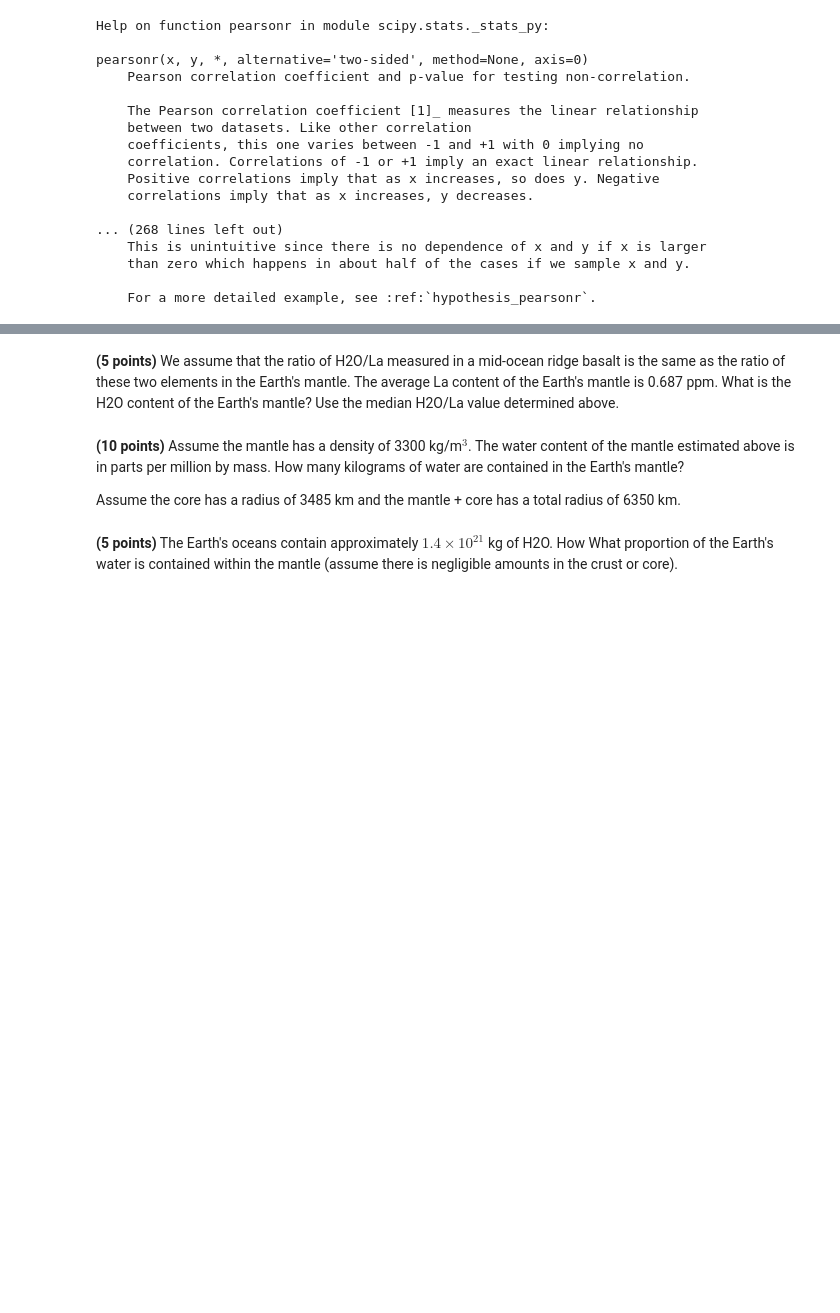
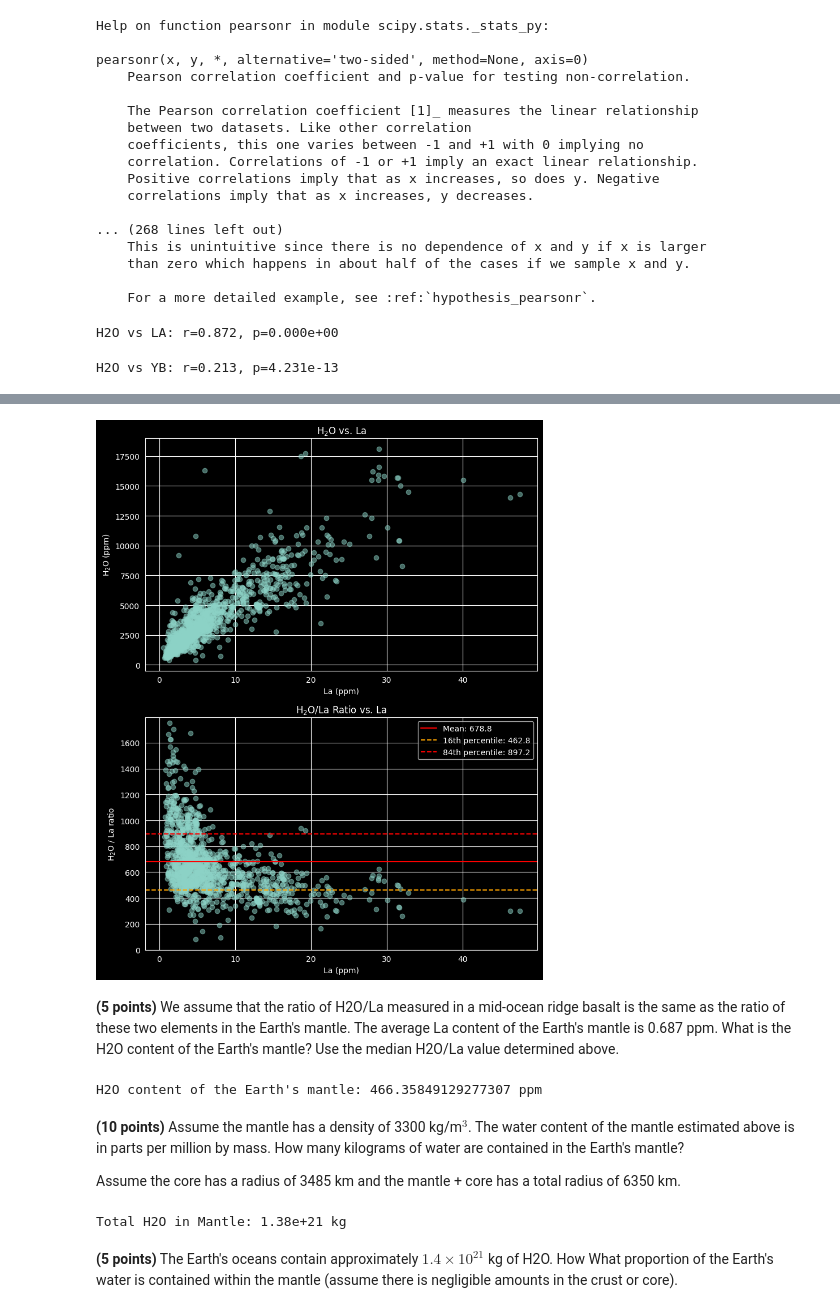
Before and after one commit to ItsukiKigoshi/EPS88_Gleeson, a Jupyter notebook: Week 8 - Correlation Analysis.ipynb, the cells around one changed output, grey strips where cells are left out. Drawn from its saved outputs; the diff is of its cells as text; code cells hidden in the pictures; blank space fills up the shorter version.

```diff
--- a/Week 8 - Correlation Analysis.ipynb
+++ b/Week 8 - Correlation Analysis.ipynb
@@ -264,6 +264,18 @@ pearsonr(x, y, *, alternative='two-sided', method=None, axis=0)
     than zero which happens in about half of the cases if we sample x and y.
 
     For a more detailed example, see :ref:`hypothesis_pearsonr`.
+# %%
+morb_la = morb[['H2O', 'LA']].dropna()
+r_la, p_la = stats.pearsonr(morb_la['H2O'], morb_la['LA'])
+print(f"H2O vs LA: r={r_la:.3f}, p={p_la:.3e}")
+# %% [output]
+H2O vs LA: r=0.872, p=0.000e+00
+# %%
+morb_yb = morb[['H2O', 'YB']].dropna()
+r_yb, p_yb = stats.pearsonr(morb_yb['H2O'], morb_yb['YB'])
+print(f"H2O vs YB: r={r_yb:.3f}, p={p_yb:.3e}")
+# %% [output]
+H2O vs YB: r=0.213, p=4.231e-13
 # %% [markdown]
 ## Exercise 4 - What is the water content of the mantle
 
@@ -278,8 +290,46 @@ It's also really important for trying to constrain the origin scenarios of the E
 **(5 points)** Create another plot of H2O vs La, then plot H2O/La (y-axis) vs La (x-axis) and add horizontal lines indicating the mean H2O/La value in addition to the 16th and 84th percentile. Adjust the y limits so we can actually see the medians and percentiles.
 
 When calculating the H2O/La ratio multiple the H2O content by 10000. This will convert the wt% values into ppm (so that the two variables are the same unit).
+# %%
+# add x10000 column of H2O
+morb['H2O_ppm'] = morb['H2O'] * 10000
+# add H2O/La ratio column
+morb['H2O_La_ratio'] = morb['H2O_ppm'] / morb['LA']
+mean_ratio = morb['H2O_La_ratio'].mean()
+p16 = morb['H2O_La_ratio'].quantile(0.16)
+p84 = morb['H2O_La_ratio'].quantile(0.84)
+
+fig, (ax1, ax2) = plt.subplots(2, 1, figsize=(8, 10))
+
+ax1.scatter(morb['LA'], morb['H2O_ppm'], alpha=0.5)
+ax1.set_xlabel('La (ppm)')
+ax1.set_ylabel('H$_2$O (ppm)')
+ax1.set_title('H$_2$O vs. La')
+
+ax2.scatter(morb['LA'], morb['H2O_La_ratio'], alpha=0.5)
+ax2.set_xlabel('La (ppm)')
+ax2.set_ylabel('H$_2$O / La ratio')
+ax2.set_title('H$_2$O/La Ratio vs. La')
+
+ax2.axhline(mean_ratio, color='red', linestyle='-', label=f'Mean: {mean_ratio:.1f}')
+ax2.axhline(p16, color='orange', linestyle='--', label=f'16th percentile: {p16:.1f}')
+ax2.axhline(p84, color='red', linestyle='--', label=f'84th percentile: {p84:.1f}')
+
+
+ax2.set_ylim(0, p84 * 2)
+
+ax2.legend()
+
+plt.tight_layout()
+plt.show()
+# %% [output]
+[figure, added]
 # %% [markdown]
 **(5 points)** We assume that the ratio of H2O/La measured in a mid-ocean ridge basalt is the same as the ratio of these two elements in the Earth's mantle. The average La content of the Earth's mantle is 0.687 ppm. What is the H2O content of the Earth's mantle? Use the median H2O/La value determined above.
+# %%
+print(f"H2O content of the Earth's mantle: { 0.687 * mean_ratio} ppm")
+# %% [output]
+H2O content of the Earth's mantle: 466.35849129277307 ppm
 # %% [markdown]
 **(10 points)** Assume the mantle has a density of 3300 kg/m$^3$. The water content of the mantle estimated above is in parts per million by mass. How many kilograms of water are contained in the Earth's mantle?
 
@@ -287,5 +337,17 @@ Assume the core has a radius of 3485 km and the mantle + core has a total radius
 # %%
 r_mantle = 6350000
 r_core = 3485000
+# %%
+rho_mantle = 3300  # kg/m^3
+
+v_mantle = (4/3) * np.pi * (r_mantle**3 - r_core**3)
+mass_mantle = rho_mantle * v_mantle
+
+h2o_ppm =  0.687 * mean_ratio
+mass_h2o_kg = mass_mantle * (h2o_ppm / 1e6)
+
+print(f"Total H2O in Mantle: {mass_h2o_kg:.2e} kg")
+# %% [output]
+Total H2O in Mantle: 1.38e+21 kg
 # %% [markdown]
 **(5 points)** The Earth's oceans contain approximately $1.4\times 10^{21}$ kg of H2O. How What proportion of the Earth's water is contained within the mantle (assume there is negligible amounts in the crust or core).
```
Also changed, not shown: parts of 5 cells of this notebook.
